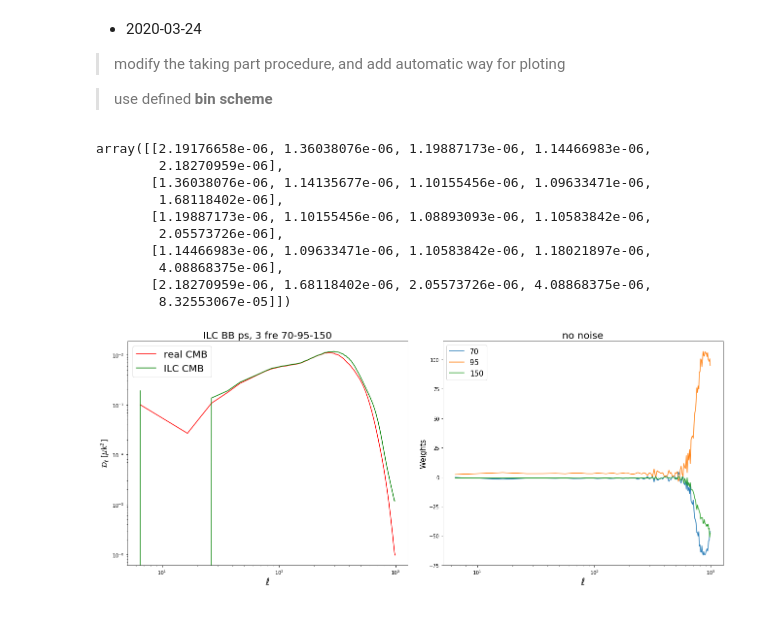
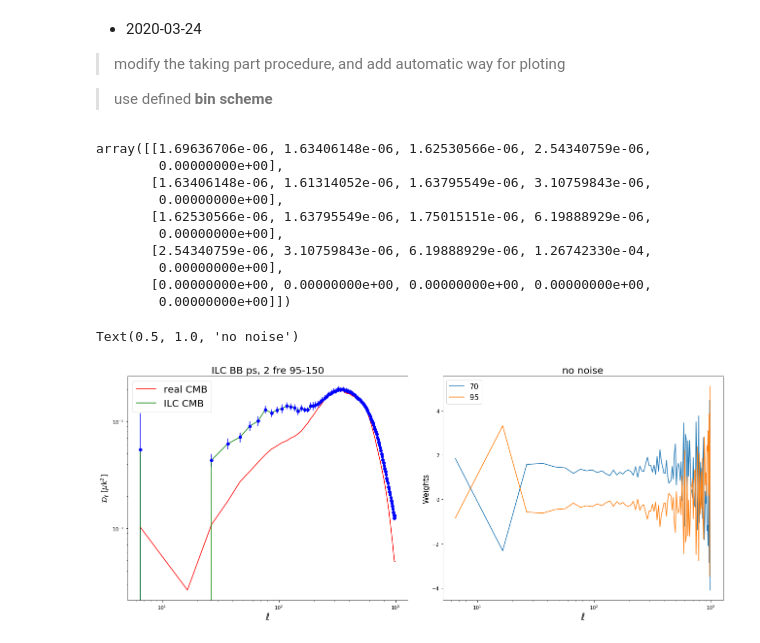
Before and after one commit to yaojian95/Ali_foreground, a Jupyter notebook: codes/Preprocessing_for_foreground_removal.ipynb, the cells around one changed output. Drawn from its saved outputs; the diff is of its cells as text; code cells hidden in the pictures.

```diff
--- a/codes/Preprocessing_for_foreground_removal.ipynb
+++ b/codes/Preprocessing_for_foreground_removal.ipynb
@@ -155,7 +148,7 @@ fore150 = hp.ud_grade(hp.read_map('/fnx/jianyao/1205_observations_AliCPT/150GHz/
  ###4.944 arcmin, K_CMB
 fore353 = hp.ud_grade(hp.read_map('/fnx/jianyao/1205_observations_HFI_353/group2_map_detector_F353.fits', field = None, verbose = False), nside_out=512)*1e6
 # %%
-SamNum =100; beam_low = 27.9435; Nf = 5; nside = 512; lmax = 1000
+SamNum =100; beam_low = 19; Nf = 5; nside = 512; lmax = 1000
 
 ## should use namaster instead; 2020-03-20
 
@@ -184,14 +177,17 @@ for i in range(SamNum - 50):
     cmb_i = hp.ud_grade(hp.read_map('/fnx/jianyao/cmb_0.05_realizations/cmb_IQU_%s.fits'%(i), field = None, verbose = False), nside_out = 512)
 
     total = np.zeros((Nf, 3, 12*nside**2))
-    total[0] = smooth(cmb_i, beam_out = beam_low, lmax = lmax + 100) + fore44 #+ noise_44
-    total[1] = deconv(smooth(cmb_i, beam_out = 13.0765, lmax = lmax + 100) + fore70 , beam_in = 13.0765, beam_out = beam_low, lmax = lmax + 100) #+ noise_70
-    total[2] = deconv(smooth(cmb_i, beam_out = 19, lmax = lmax + 100) + fore95 , beam_in = 19, beam_out = beam_low, lmax = lmax + 100) #+ noise_95
-    total[3] = deconv(smooth(cmb_i, beam_out=11, lmax = lmax + 100) + fore150 , beam_in = 11, beam_out = beam_low, lmax = lmax + 100) #+ noise_150
-    total[4] = deconv(smooth(cmb_i, beam_out=4.944, lmax = lmax + 100) + fore353 , beam_in = 4.944, beam_out = beam_low, lmax = lmax + 100) #+ noise_353
+#     total[0] = smooth(cmb_i, beam_out = beam_low, lmax = lmax + 100) + fore44 #+ noise_44
+
+    total[0] = deconv(smooth(cmb_i, beam_out = 13.0765, lmax = lmax + 100) + fore70 , beam_in = 13.0765, beam_out = beam_low, lmax = lmax + 100) #+ noise_70
+
+    total[1] = smooth(cmb_i, beam_out = 19, lmax = lmax + 100) + fore95  #(, beam_in = 19, beam_out = beam_low, lmax = lmax + 100) + noise_95
+
+    total[2] = deconv(smooth(cmb_i, beam_out=11, lmax = lmax + 100) + fore150 , beam_in = 11, beam_out = beam_low, lmax = lmax + 100) #+ noise_150
+    total[3] = deconv(smooth(cmb_i, beam_out=4.944, lmax = lmax + 100) + fore353 , beam_in = 4.944, beam_out = beam_low, lmax = lmax + 100) #+ noise_353
 
     total_ps_i = Cross_PS(total)
-    np.save('/fnx/jianyao/ancillary_data/5_fre_namaster_no_noise_beamed/total_ps/total_ps_deconv_masked_EB_%s.npy'%i, total_ps_i)
+    np.save('/fnx/jianyao/ancillary_data/4_fre_namaster_no_noise_95GHz_beam/total_ps/total_ps_deconv_masked_EB_%s.npy'%i, total_ps_i)
 # %%
 total_ps_i.shape
 # %% [output]
@@ -199,7 +195,7 @@ total_ps_i.shape
 # %% [markdown]
 ## ILC for Namaster
 # %%
-path = '/fnx/jianyao/ancillary_data/5_fre_namaster_no_noise_beamed/'
+path = '/fnx/jianyao/ancillary_data/4_fre_namaster_no_noise_95GHz_beam/'
 # noise_ps_mean = np.zeros((2, lmax+1, Nf, Nf))
 
 # for n in range(SamNum):
@@ -207,7 +203,7 @@ path = '/fnx/jianyao/ancillary_data/5_fre_namaster_no_noise_beamed/'
 
 # noise_ps_mean /= SamNum
 # %%
-cl_clean_44 = np.load('/fnx/jianyao/cmb_0.05_realizations/cl_mean_namaster_44_with_beam.npy')  ## B-mode only
+cl_clean_44 = np.load('/fnx/jianyao/cmb_0.05_realizations/cl_mean_namaster_95_with_beam.npy')  ## B-mode only
 # %% [markdown]
 - 2020-03-24
 
@@ -217,22 +213,22 @@ cl_clean_44 = np.load('/fnx/jianyao/cmb_0.05_realizations/cl_mean_namaster_44_wi
 # %%
 total_ps_i[mode][25]
 # %% [output]
-array([[2.19176658e-06, 1.36038076e-06, 1.19887173e-06, 1.14466983e-06,
-        2.18270959e-06],
-       [1.36038076e-06, 1.14135677e-06, 1.10155456e-06, 1.09633471e-06,
-        1.68118402e-06],
-       [1.19887173e-06, 1.10155456e-06, 1.08893093e-06, 1.10583842e-06,
-        2.05573726e-06],
-       [1.14466983e-06, 1.09633471e-06, 1.10583842e-06, 1.18021897e-06,
-        4.08868375e-06],
-       [2.18270959e-06, 1.68118402e-06, 2.05573726e-06, 4.08868375e-06,
-        8.32553067e-05]])
+array([[1.69636706e-06, 1.63406148e-06, 1.62530566e-06, 2.54340759e-06,
+        0.00000000e+00],
+       [1.63406148e-06, 1.61314052e-06, 1.63795549e-06, 3.10759843e-06,
+        0.00000000e+00],
+       [1.62530566e-06, 1.63795549e-06, 1.75015151e-06, 6.19888929e-06,
+        0.00000000e+00],
+       [2.54340759e-06, 3.10759843e-06, 6.19888929e-06, 1.26742330e-04,
+        0.00000000e+00],
+       [0.00000000e+00, 0.00000000e+00, 0.00000000e+00, 0.00000000e+00,
+        0.00000000e+00]])
 # %%
 SamNum = 100 - 50; Q = len(ell_n) #lmax + 1
 # lmax = 1000,意味着有1001个l,Q应该等于1001; 想要得到干净的天图的时候，
 names = ['Q_polarization', 'U_polarization']
 
-Nf = 3
+Nf = 2
 
 Cl_ilc = np.zeros((SamNum, Q)); itera = 1; mode = 1; #Fore_cl= np.zeros((SamNum, Q)); sync_cl = np.zeros((SamNum, Q)); dust_cl = np.zeros((SamNum, Q))
 for n in range(SamNum):
@@ -246,7 +242,7 @@ for n in range(SamNum):
     total_bin_i = total_ps_i[mode]; #total_ps_i[mode]#
 
     # take some part of the cross power spectrum matrix
-    total_bin = np.ones((Q, Nf,Nf)); sel = np.array((1,2,3))
+    total_bin = np.ones((Q, Nf,Nf)); sel = np.array((1,2))
     for q in range(Q):
         x = 0;
         for i in (sel):
@@ -288,29 +284,30 @@ cl_ilc_std = np.std(Cl_ilc, axis = 0)
 # %%
 fig1 = plt.figure(1, figsize=(20,8)); psn = ['EE', 'BB']; fre = ['44', '70','95','150','353']
 # plt.axis('off')
 frame1=fig1.add_axes((.1,.1,.4,.8)) # x0, y0, width, height
 
 plt.loglog(ell_n, eln2*cl_clean_44[mode], 'r-',label = 'real CMB')
 plt.loglog(ell_n,eln2*(cl_ilc_mean), 'g-', label = 'ILC CMB')
 
-# plt.errorbar(ell_n, eln2*cl_ilc_mean, yerr = eln2*cl_ilc_std,fmt='bo',capthick = 0.1)
+plt.errorbar(ell_n, eln2*cl_ilc_mean, yerr = eln2*cl_ilc_std,fmt='bo',capthick = 0.1)
 # plt.ylim(1e-4, 1e-1)
 plt.xlabel('$\ell$', fontsize = 20);
 plt.ylabel(r'$\mathcal{D}_{\ell}$ [$\mu$k$^2$]', fontsize = 15)
 plt.legend(fontsize = 20)
 # plt.grid()
-plt.title('ILC %s ps, %s fre 70-95-150'%(psn[mode], Nf), fontsize = 20)
+plt.title('ILC %s ps, %s fre 95-150'%(psn[mode], Nf), fontsize = 20)
 
 frame2=fig1.add_axes((.55,.1,.4,.8))
 for i in range(Nf):
     plt.plot(ell_n, W[:, i], label = '%s'%fre[sel[i]])
 plt.xscale('log')
 plt.legend(fontsize = 15)
 plt.ylabel('Weights', fontsize = 15)
 plt.xlabel('$\ell$', fontsize = 20);
 plt.title('no noise',fontsize = 20)
 
 #
-plt.savefig('/home/jianyao/Ali_maps/results/0324_namater_no_noise/refined_mask_3_fre%s_70_beamed.jpg'%psn[mode], format = 'jpg')
+# plt.savefig('/home/jianyao/Ali_maps/results/0324_namater_no_noise/refined_mask_2_fre%s_with_95GH_beam.jpg'%psn[mode], format = 'jpg')
 # %% [output]
+Text(0.5, 1.0, 'no noise')
-[figure, old version]
+[figure, new version]
```
Also changed, not shown: parts of 1 cell of this notebook.
